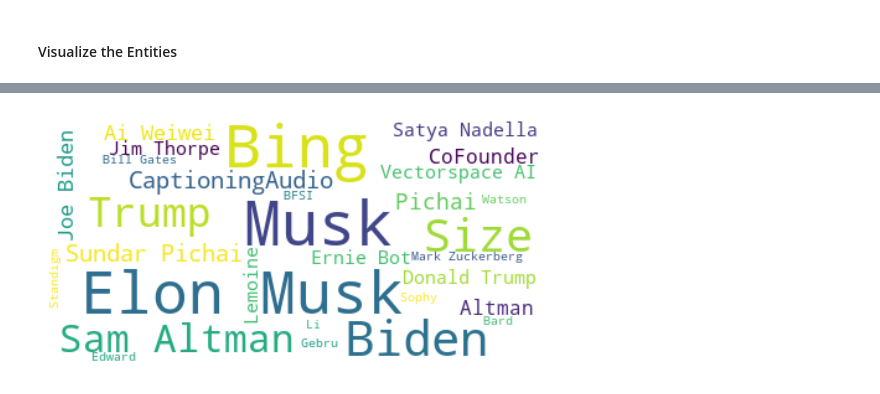
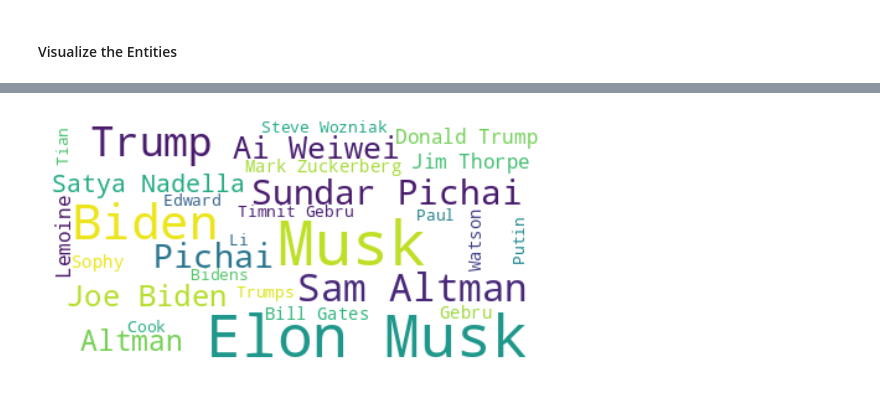
Before and after one commit to slvhuang/Final-Project-NLP, a Jupyter notebook: 5_entity_identification.ipynb, the cells around one changed output, grey strips where cells are left out. Drawn from its saved outputs; the diff is of its cells as text; code cells hidden in the pictures.

```diff
--- a/5_entity_identification.ipynb
+++ b/5_entity_identification.ipynb
@@ -229,0 +209,8 @@ ner_spacy_ntext_sen_df.to_csv(path + 'ner_spacy_ntext_sen_df.csv', index=False)
+# %%
+%%time
+
+# reload dataframe from csv
+
+path = "gs://nlp-final-project-data/result/"
+ner_spacy_ntext_sen_df = pd.read_csv(path + 'ner_spacy_ntext_sen_df.csv')
+ner_spacy_ntext_sen_df.shape
@@ -266,0 +336,4 @@ spacy_org_sen_top30
+# %%
+# filter only the entities labelled as person and count the number of occurences
+spacy_peo_sen_top50 = ner_spacy_ntext_sen_df[ner_spacy_ntext_sen_df['Labels'] == 'PERSON'].groupby(['Entities', 'Labels']).size().reset_index().rename(columns={0:'count'}).sort_values('count', ascending=False).head(50)
+spacy_peo_sen_top50
@@ -266,0 +358,4 @@ spacy_org_sen_top30
+# %%
+# drop rows that does not make sense
+spacy_peo_sen_top50 = spacy_peo_sen_top50.drop([195091, 37390, 45889, 250718, 129749, 246489, 241425, 168619, 253389, 23813])
+spacy_peo_sen_top50
@@ -266,0 +380,7 @@ spacy_org_sen_top30
+# %%
+# extract and drop the entities that related to AI and Organization
+AI_peo = [29312, 217077, 68936, 25246, 222242, 121003, 85932]
+ORG_peo = [198057, 96034, 206723, 156807]
+spacy_peo_sen_top50_dropped = spacy_peo_sen_top50.drop(AI_peo)
+spacy_peo_sen_top50_dropped = spacy_peo_sen_top50_dropped.drop(ORG_peo)
+spacy_peo_sen_top50_dropped
@@ -307,15 +567,15 @@ spacy_peo_sen_top30
 # %%
-# plot a word cloud
+# Wordcloud for Person entities
 
-word_counts = spacy_peo_sen_top30.set_index('Entities')['count'].to_dict()
+word_counts = spacy_peo_sen_top50_dropped.set_index('Entities')['count'].to_dict()
 
 # Create the word cloud
 wordcloud = WordCloud(max_font_size=50, max_words=100, background_color='white').generate_from_frequencies(word_counts)
 
 # Plot the word cloud
 plt.figure()
 plt.imshow(wordcloud, interpolation='bilinear')
 plt.axis('off')
 plt.show()
 # %% [output]
-[figure, old version]
+[figure, new version]
```
Also changed, not shown: parts of 56 cells of this notebook.
